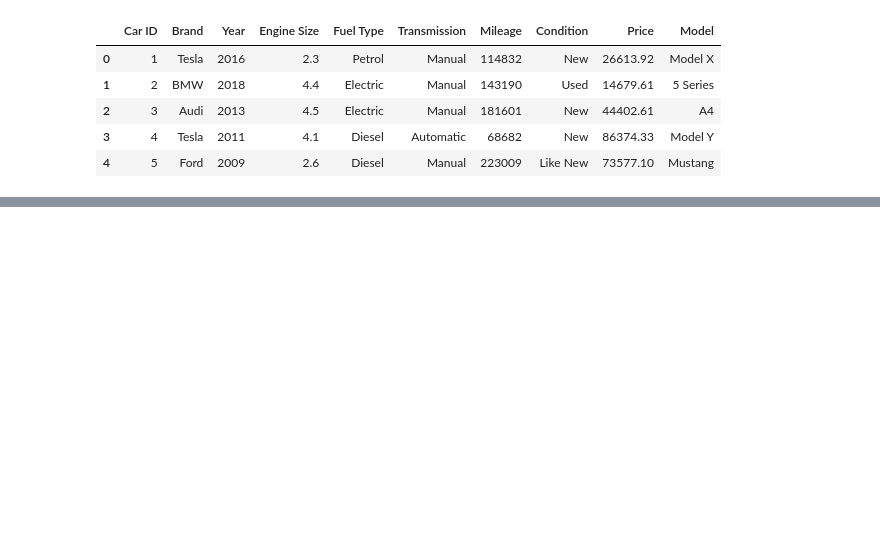
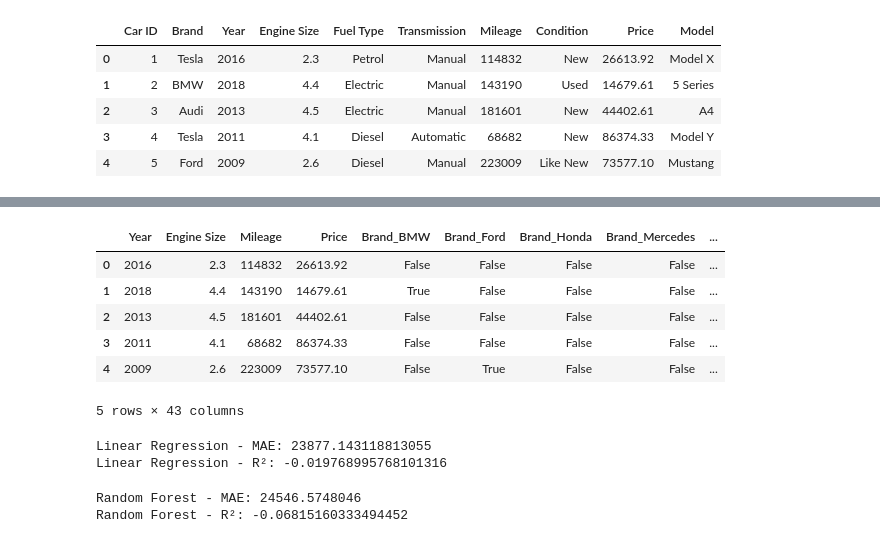
Before and after one commit to yasminouan/car-price-prediction-ml, a Jupyter notebook: car_price_prediction.ipynb, the cells around one changed output, grey strips where cells are left out. Saved outputs shown, nothing was run; the diff lists cells and outputs as text; code cells hidden in the pictures; blank space fills up the shorter version.

```diff
--- a/car_price_prediction.ipynb
+++ b/car_price_prediction.ipynb
@@ -14,0 +47,12 @@ df.head()
+# %%
+df_encoded = pd.get_dummies(df, columns=['Brand', 'Fuel Type', 'Transmission', 'Condition', 'Model'], drop_first=True)
+df_encoded = df_encoded.drop('Car ID', axis=1)
+df_encoded.head()
+# %% [output]
+|  | Year | Engine Size | Mileage | Price | Brand_BMW | Brand_Ford | Brand_Honda | Brand_Mercedes | ... |
+| 0 | 2016 | 2.3 | 114832 | 26613.92 | False | False | False | False | ... |
+| 1 | 2018 | 4.4 | 143190 | 14679.61 | True | False | False | False | ... |
+| 2 | 2013 | 4.5 | 181601 | 44402.61 | False | False | False | False | ... |
+| 3 | 2011 | 4.1 | 68682 | 86374.33 | False | False | False | False | ... |
+| 4 | 2009 | 2.6 | 223009 | 73577.10 | False | True | False | False | ... |
+5 rows × 43 columns
@@ -14,0 +65,25 @@ df.head()
+# %%
+from sklearn.linear_model import LinearRegression
+from sklearn.metrics import mean_absolute_error, r2_score
+
+lr = LinearRegression()
+lr.fit(X_train, y_train)
+lr_pred = lr.predict(X_test)
+
+print("Linear Regression - MAE:", mean_absolute_error(y_test, lr_pred))
+print("Linear Regression - R²:", r2_score(y_test, lr_pred))
+# %% [output]
+Linear Regression - MAE: 23877.143118813055
+Linear Regression - R²: -0.019768995768101316
+# %%
+from sklearn.ensemble import RandomForestRegressor
+
+rf = RandomForestRegressor(random_state=42)
+rf.fit(X_train, y_train)
+rf_pred = rf.predict(X_test)
+
+print("Random Forest - MAE:", mean_absolute_error(y_test, rf_pred))
+print("Random Forest - R²:", r2_score(y_test, rf_pred))
+# %% [output]
+Random Forest - MAE: 24546.5748046
+Random Forest - R²: -0.06815160333494452
```
Also changed, not shown: parts of 3 cells of this notebook.
